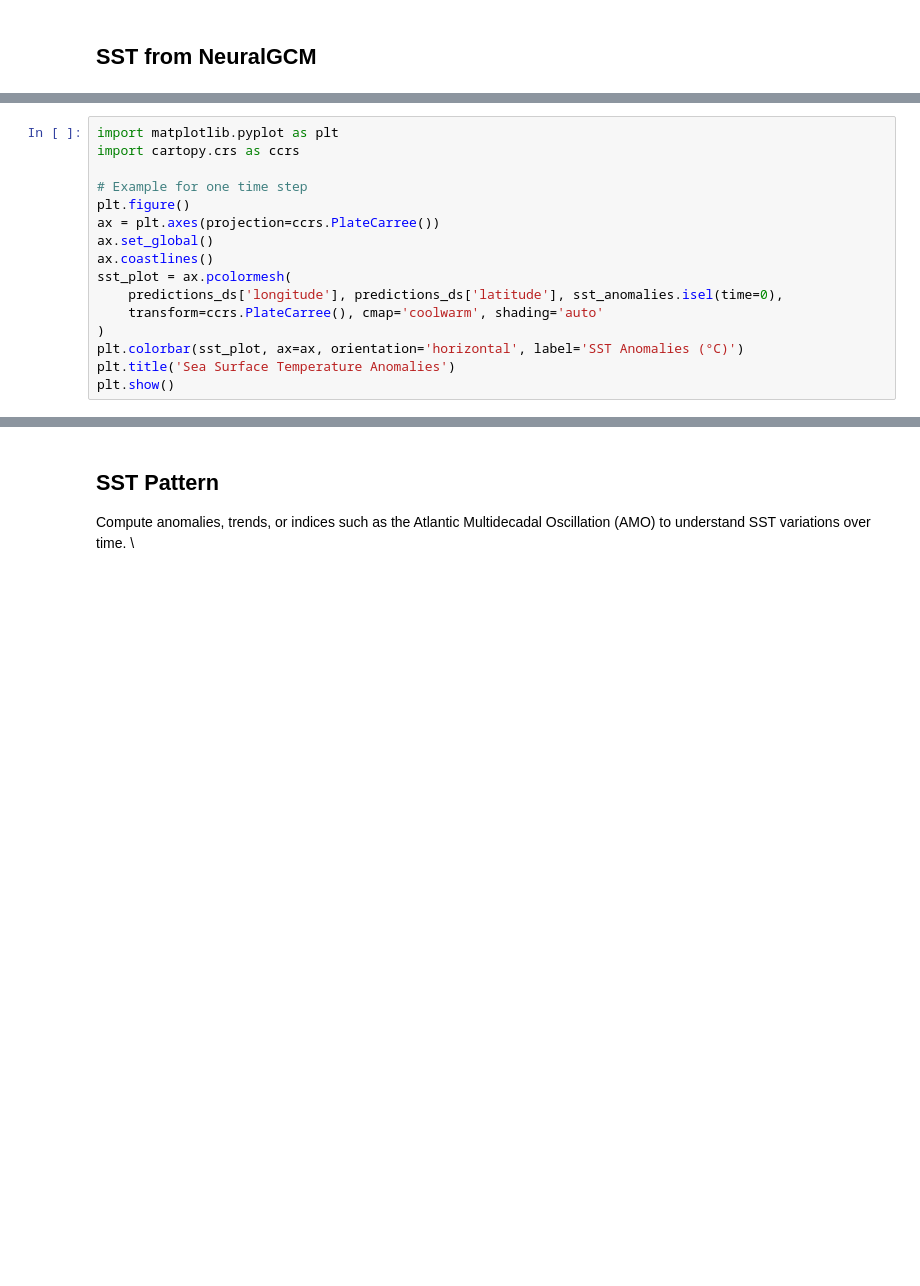
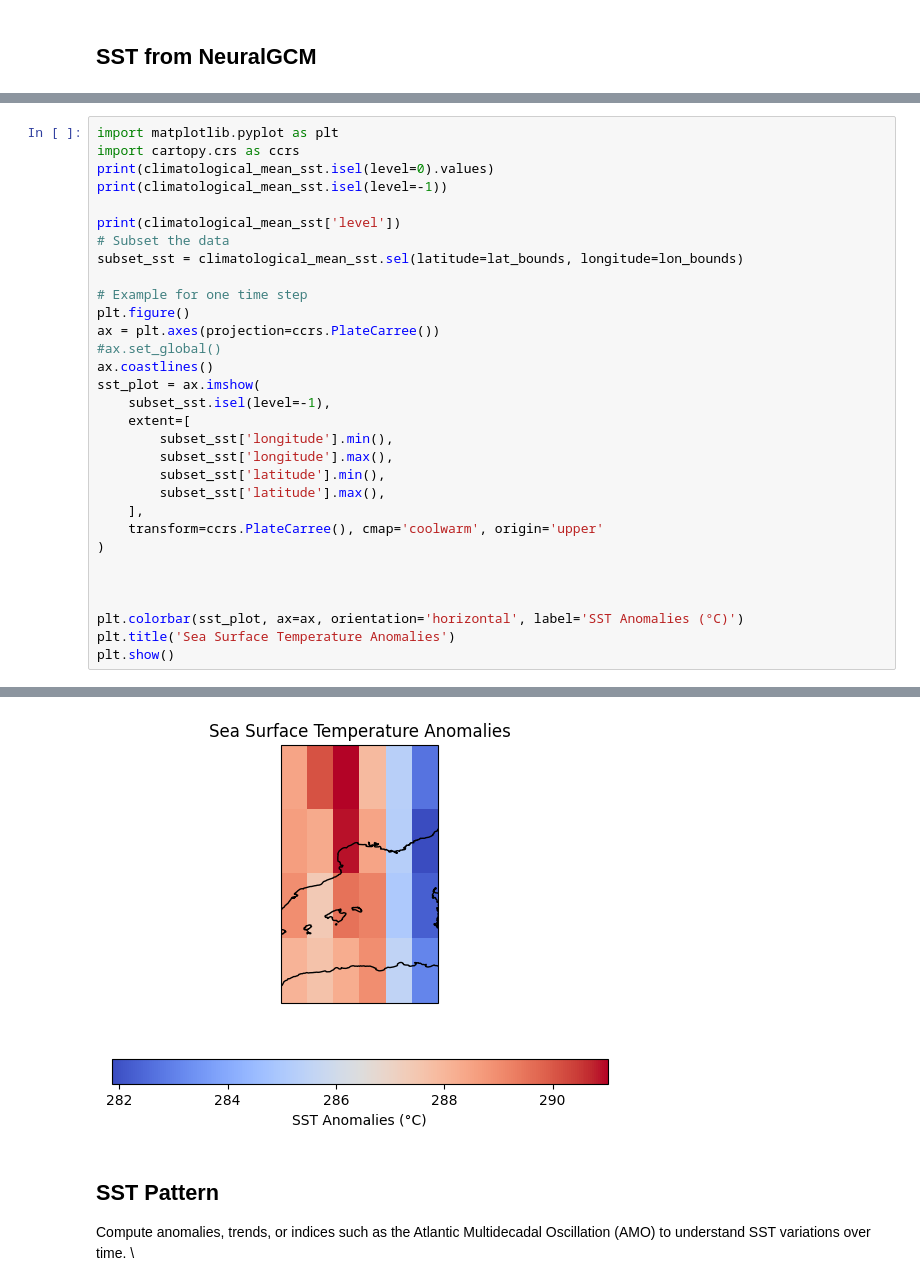
Before and after one commit to KathyBees/AI_Climate, a Jupyter notebook: drought_detection.ipynb, the cells around one changed output, grey strips where cells are left out. Cells and saved outputs as stored; diff of their text form; blank space fills up the shorter version.

```diff
--- a/drought_detection.ipynb
+++ b/drought_detection.ipynb
@@ -483,16 +481,32 @@ import ace_tools as tools; tools.display_dataframe_to_user(name="SST Dataset", d
 # %%
 import matplotlib.pyplot as plt
 import cartopy.crs as ccrs
+print(climatological_mean_sst.isel(level=0).values)
+print(climatological_mean_sst.isel(level=-1))
+
+print(climatological_mean_sst['level'])
+# Subset the data
+subset_sst = climatological_mean_sst.sel(latitude=lat_bounds, longitude=lon_bounds)
 
 # Example for one time step
 plt.figure()
 ax = plt.axes(projection=ccrs.PlateCarree())
-ax.set_global()
+#ax.set_global()
 ax.coastlines()
-sst_plot = ax.pcolormesh(
-    predictions_ds['longitude'], predictions_ds['latitude'], sst_anomalies.isel(time=0),
-    transform=ccrs.PlateCarree(), cmap='coolwarm', shading='auto'
+sst_plot = ax.imshow(
+    subset_sst.isel(level=-1),
+    extent=[
+        subset_sst['longitude'].min(),
+        subset_sst['longitude'].max(),
+        subset_sst['latitude'].min(),
+        subset_sst['latitude'].max(),
+    ],
+    transform=ccrs.PlateCarree(), cmap='coolwarm', origin='upper'
 )
+
+
+
 plt.colorbar(sst_plot, ax=ax, orientation='horizontal', label='SST Anomalies (°C)')
 plt.title('Sea Surface Temperature Anomalies')
 plt.show()
+# %% [output]
@@ -499,3 +530,4 @@ plt.show()
+[figure, added]
 # %% [markdown]
 ## SST Pattern
 <span style="color:green"></span> Compute anomalies, trends, or indices such as the Atlantic Multidecadal Oscillation (AMO) to understand SST variations over time. \
```
Also changed, not shown: parts of 25 cells of this notebook, 1 other file.
